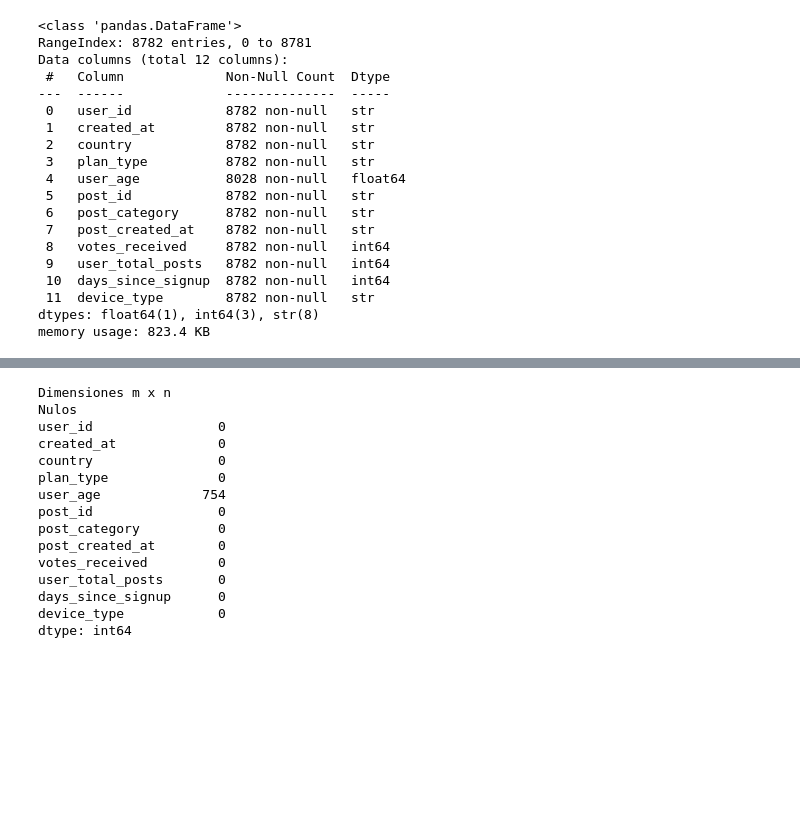
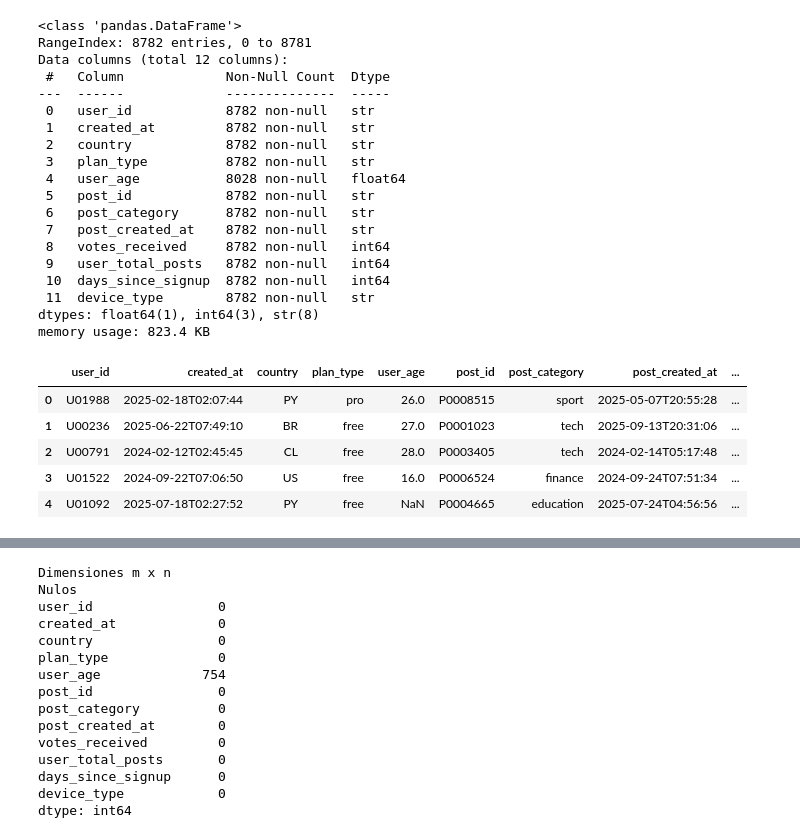
Before and after one commit to FiorellaMercado/product-analytics-pandas, a Jupyter notebook: notebook.ipynb, the cells around one changed output, grey strips where cells are left out. Cells and saved outputs as stored; diff of their text form; code cells hidden in the pictures; blank space fills up the shorter version.

```diff
--- a/notebook.ipynb
+++ b/notebook.ipynb
@@ -26,3 +26,12 @@ Data columns (total 12 columns):
  11  device_type        8782 non-null   str
 dtypes: float64(1), int64(3), str(8)
 memory usage: 823.4 KB
+# %%
+df.head()
+# %% [output]
+|  | user_id | created_at | country | plan_type | user_age | post_id | post_category | post_created_at | ... |
+| 0 | U01988 | 2025-02-18T02:07:44 | PY | pro | 26.0 | P0008515 | sport | 2025-05-07T20:55:28 | ... |
+| 1 | U00236 | 2025-06-22T07:49:10 | BR | free | 27.0 | P0001023 | tech | 2025-09-13T20:31:06 | ... |
+| 2 | U00791 | 2024-02-12T02:45:45 | CL | free | 28.0 | P0003405 | tech | 2024-02-14T05:17:48 | ... |
+| 3 | U01522 | 2024-09-22T07:06:50 | US | free | 16.0 | P0006524 | finance | 2024-09-24T07:51:34 | ... |
+| 4 | U01092 | 2025-07-18T02:27:52 | PY | free | NaN | P0004665 | education | 2025-07-24T04:56:56 | ... |
```
Also changed, not shown: parts of 18 cells of this notebook.
